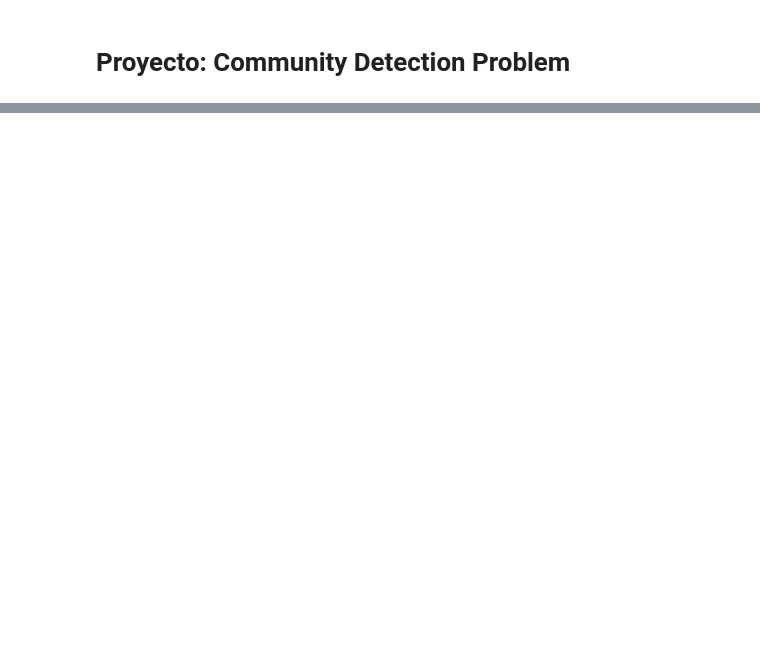
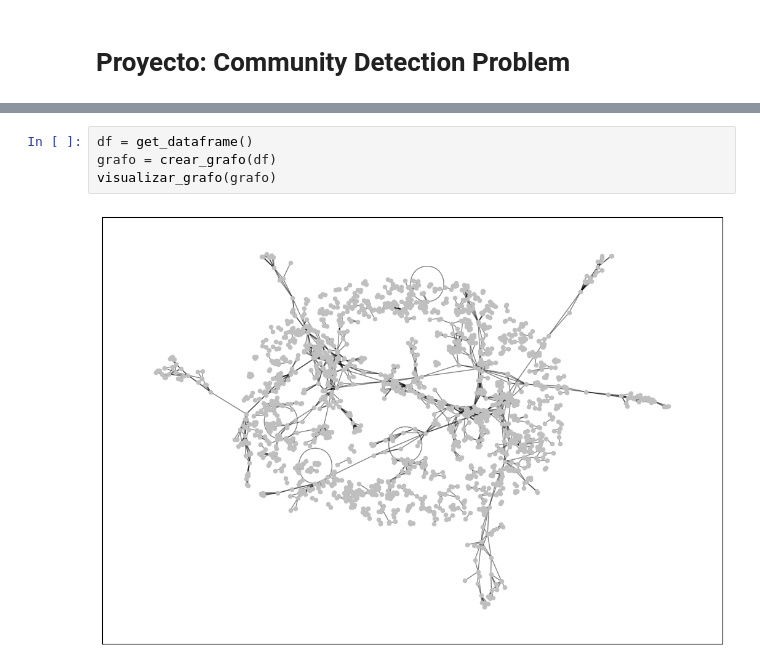
Before and after one commit to IkerGLopez/cdp-hb-project, a Jupyter notebook: CDP_0_SRC.ipynb, the cells around one changed output, grey strips where cells are left out. Cells and saved outputs as stored; diff of their text form; blank space fills up the shorter version.

```diff
--- a/CDP_0_SRC.ipynb
+++ b/CDP_0_SRC.ipynb
@@ -161,0 +63,6 @@ visualizar_grafo(grafo)
+# %%
+df = get_dataframe()
+grafo = crear_grafo(df)
+visualizar_grafo(grafo)
+# %% [output]
+[figure, added]
```
Also changed, not shown: parts of 11 cells of this notebook.
